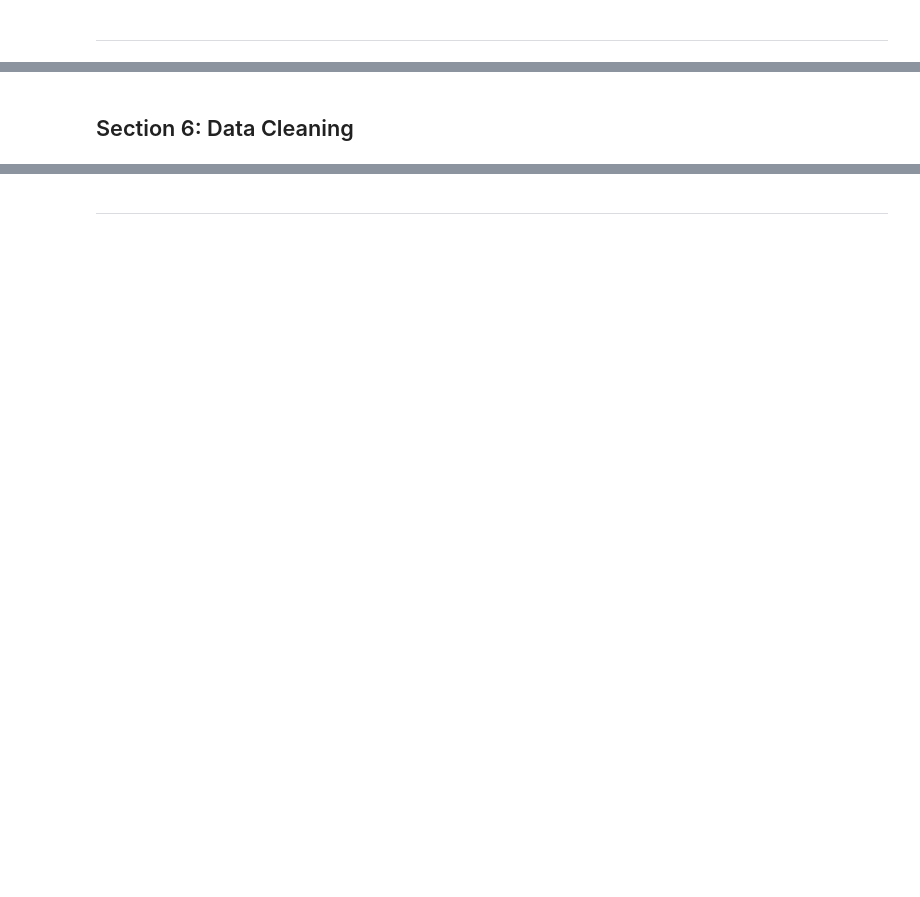
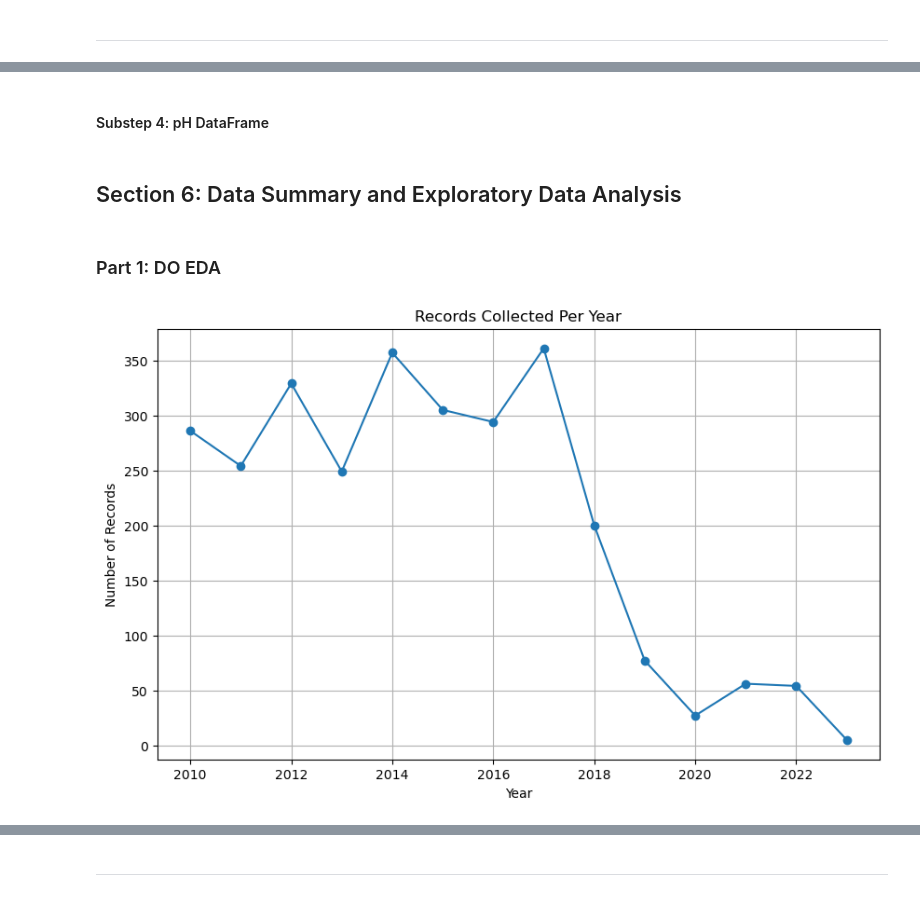
Before and after one commit to vishalival/eneres131-final-proj, a Jupyter notebook: final_notebook.ipynb, the cells around one changed output, grey strips where cells are left out. Saved outputs shown, nothing was run; the diff lists cells and outputs as text; code cells hidden in the pictures; blank space fills up the shorter version.

Commit message:
Restore my changes to final_notebook.ipynb before the merge conflict

```diff
--- a/final_notebook.ipynb
+++ b/final_notebook.ipynb
@@ -85,0 +377,3 @@ Based on the predicted water quality features (turbidity, Enterococcus levels, a
+# %%
+filtered_df_bio_unit_converted = df_arg.copy()
+filtered_df_bio_unit_converted.head()
@@ -85,0 +584,22 @@ Based on the predicted water quality features (turbidity, Enterococcus levels, a
+# %%
+relevant_characteristics = [
+    'Dissolved oxygen (DO)', 'Temperature, water', 'pH', 'Specific conductance',
+    'Turbidity', 'Nitrate', 'Ammonia', 'Chlorophyll a', 'Flow'
+]
+
+do_df = filtered_df_bio_unit_converted[filtered_df_bio_unit_converted["CharacteristicName"].isin(relevant_characteristics)]
+
+do_pivoted_df = do_df.pivot_table(
+    index='ActivityIdentifier',
+    columns='CharacteristicName',
+    values='ResultMeasureValue'
+).reset_index()
+
+do_pivoted_df_additional = filtered_df_bio_unit_converted[['ActivityIdentifier', 'ProjectIdentifier',
+                               'ActivityStartDate', "ActivityStartTime/Time_PST",
+                                'LongitudeMeasure', 'LatitudeMeasure', 'Year', 'Month', 'Day', 'Weekday', 'Hour'
+                                ]].drop_duplicates()
+
+do_pivoted_df_final = do_pivoted_df.merge(do_pivoted_df_additional, on='ActivityIdentifier', how='left')
+
+do_pivoted_df_final.head()
@@ -86,2 +613,7 @@ Based on the predicted water quality features (turbidity, Enterococcus levels, a
 # %% [markdown]
 ---
+# %%
+filtered_do_df = do_pivoted_df_final.dropna(subset=['Dissolved oxygen (DO)'])
+
+print(f"Original data shape: {do_pivoted_df_final.shape}")
+print(f"Filtered data shape: {filtered_do_df.shape}")
@@ -87,0 +623,3 @@ Based on the predicted water quality features (turbidity, Enterococcus levels, a
+# %%
+filtered_do_df.drop(columns=['Flow', 'Specific conductance', 'Ammonia', 'Chlorophyll a'], inplace=True)
+filtered_do_df.head()
@@ -88,2 +637,17 @@ Based on the predicted water quality features (turbidity, Enterococcus levels, a
+# %% [markdown]
+#### <a id="substep-4-dataframe"></a>Substep 4: pH DataFrame
 # %% [markdown]
-## <a id="data-cleaning"></a>Section 6: Data Cleaning
+## <a id="eda"></a>Section 6: Data Summary and Exploratory Data Analysis
+# %% [markdown]
+### <a id="part-1-do-eda"></a>Part 1: DO EDA
+# %%
+yearly_counts = filtered_do_df['Year'].value_counts().sort_index()
+plt.figure(figsize=(10, 6))
+plt.plot(yearly_counts.index, yearly_counts.values, marker='o')
+plt.title('Records Collected Per Year')
+plt.xlabel('Year')
+plt.ylabel('Number of Records')
+plt.grid(True)
+plt.show()
+# %% [output]
+[figure, added]
```
Also changed, not shown: parts of 77 cells of this notebook.
